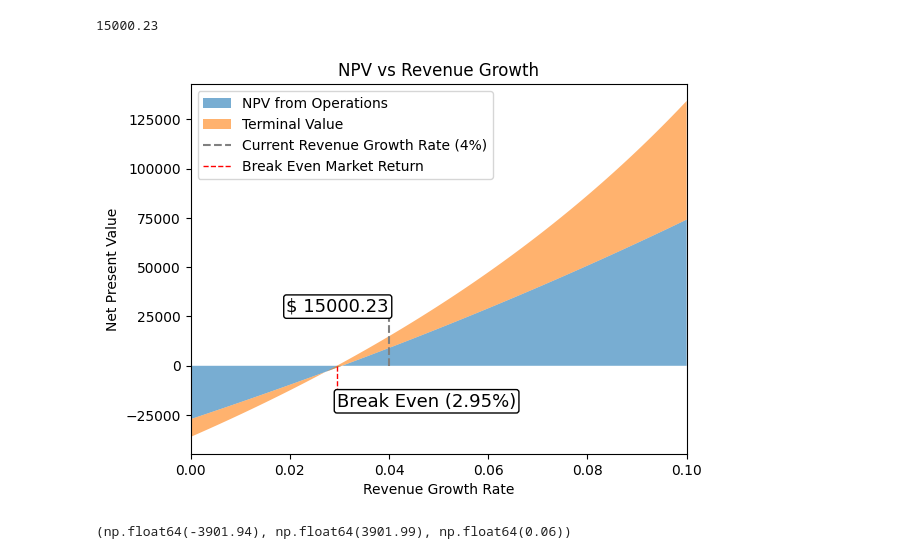
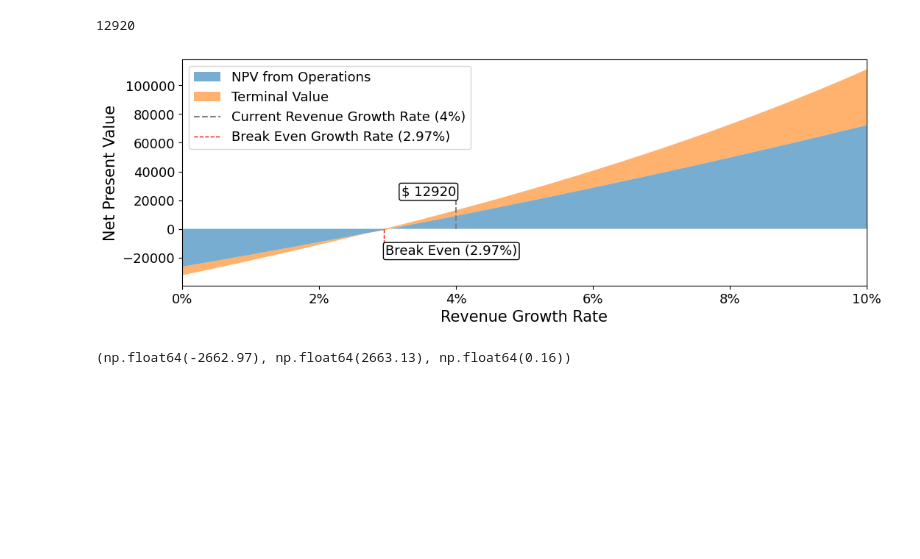
Before and after one commit to Zin9zan9/EntFi_Case_Study, a Jupyter notebook: case_study.ipynb, the cells around one changed output. Saved outputs shown, nothing was run; the diff lists cells and outputs as text; code cells hidden in the pictures; blank space fills up the shorter version.

```diff
--- a/case_study.ipynb
+++ b/case_study.ipynb
@@ -80,7 +81,7 @@ def calculate_npv(tax_rate = 0.35, investments = 18100, facility_costs = 16800,
         revenues *= (1 + revenue_growth)
 
         # Calculate Payout
-        cash_buffer = 0.05*(1+inflation_rate)*revenues
+        cash_buffer = 0.05*(1+revenue_growth)*revenues
         payout = ending_cash - cash_buffer
         starting_cash = ending_cash - payout
 
@@ -109,7 +110,7 @@ def calculate_npv(tax_rate = 0.35, investments = 18100, facility_costs = 16800,
         # print(f'NPV for year {i}: {round(npv, 2)}')
 
         if i == 9:
-            tv = payout * (1 + revenue_growth) / (wacc - revenue_growth)
+            tv = payout * (1 + revenue_growth) / (wacc - revenue_growth) * (1-tax_rate)
             tv *= cum_wacc
             # print(f'NPV without Terminal Value: {round(npv, 2)}')
             # print(f'NPV Terminal Value: {round(tv, 2)}')
@@ -301,16 +334,17 @@ operations_npv = npvs[0]
 terminal_value = npvs[1]
 
 # Specific risk free rate value at 0.04
-total_npv_035 = calculate_npv(revenue_growth=0.04)[2]
+total_npv_035 = int(calculate_npv(revenue_growth=0.04)[2])
 print(total_npv_035)
 
 # Plot the stacked areas using revenue_growths
+plt.figure(figsize=(12, 4))
 plt.fill_between(revenue_growths, 0, operations_npv, label='NPV from Operations', alpha=0.6)
 plt.fill_between(revenue_growths, operations_npv, operations_npv + terminal_value, label='Terminal Value', alpha=0.6)
 
 # Add a vertical line at risk_free_rate=0.0304
 plt.vlines(x=0.04, ymin=0, ymax=total_npv_035 * 2, color='grey', linestyle='--', label='Current Revenue Growth Rate (4%)')
-plt.vlines(x=0.029425, ymin=0, ymax=-1.2*total_npv_035, color='red', linestyle='--', label='Break Even Market Return', linewidth=1)
+plt.vlines(x=0.029425, ymin=0, ymax=-1.2*total_npv_035, color='red', linestyle='--', label='Break Even Growth Rate (2.97%)', linewidth=1)
 
 
 
@@ -325,45 +359,53 @@ plt.text(
     bbox=dict(
         facecolor="white",
         edgecolor="black",
         boxstyle="round",
         pad=0.15
     ),
     zorder=10  # to make sure the text is on top
 )
 
 plt.text(
-    0.0295,
+    0.0297,
     -1.2*total_npv_035,
-    "Break Even (2.95%)",
+    "Break Even (2.97%)",
     fontsize=13,
     va="center",
     bbox=dict(
         facecolor="white",
         edgecolor="black",
         boxstyle="round",
         pad=0.15
     ),
     zorder=10 # to make sure the text is on top
 )
 
 # Adding labels and title
-plt.xlabel('Revenue Growth Rate')
-plt.ylabel('Net Present Value')
-plt.title('NPV vs Revenue Growth')
-plt.legend()
+plt.xlabel('Revenue Growth Rate', fontsize=15)
+plt.ylabel('Net Present Value', fontsize=15)
+plt.xticks(fontsize=13)
+plt.yticks(fontsize=13)
+plt.legend(fontsize=13)
+
+# Format x-ticks as percentage
+plt.legend(fontsize=13)
 
 # Set the x-axis limits to match the revenue_growths range
 plt.xlim(min_lim, max_lim)
+plt.gca().set_xticklabels([f'{x:.0%}' for x in plt.gca().get_xticks()])
+
+plt.savefig("NPV_Growth_Rate.pdf", format="pdf", bbox_inches="tight")
+
 
 # Show plot
 plt.show()
 # %% [output]
-15000.23
+12920
-[figure, old version]
+[figure, new version]
 # %%
-calculate_npv(cost_factor=0.64297)
+calculate_npv(cost_factor=0.64173)
 # %% [output]
-(np.float64(-3901.94), np.float64(3901.99), np.float64(0.06))
+(np.float64(-2662.97), np.float64(2663.13), np.float64(0.16))
 # %%
 calculate_npvs = np.vectorize(calculate_npv)
 min_lim = 0.6
```
Also changed, not shown: parts of 24 cells of this notebook.
